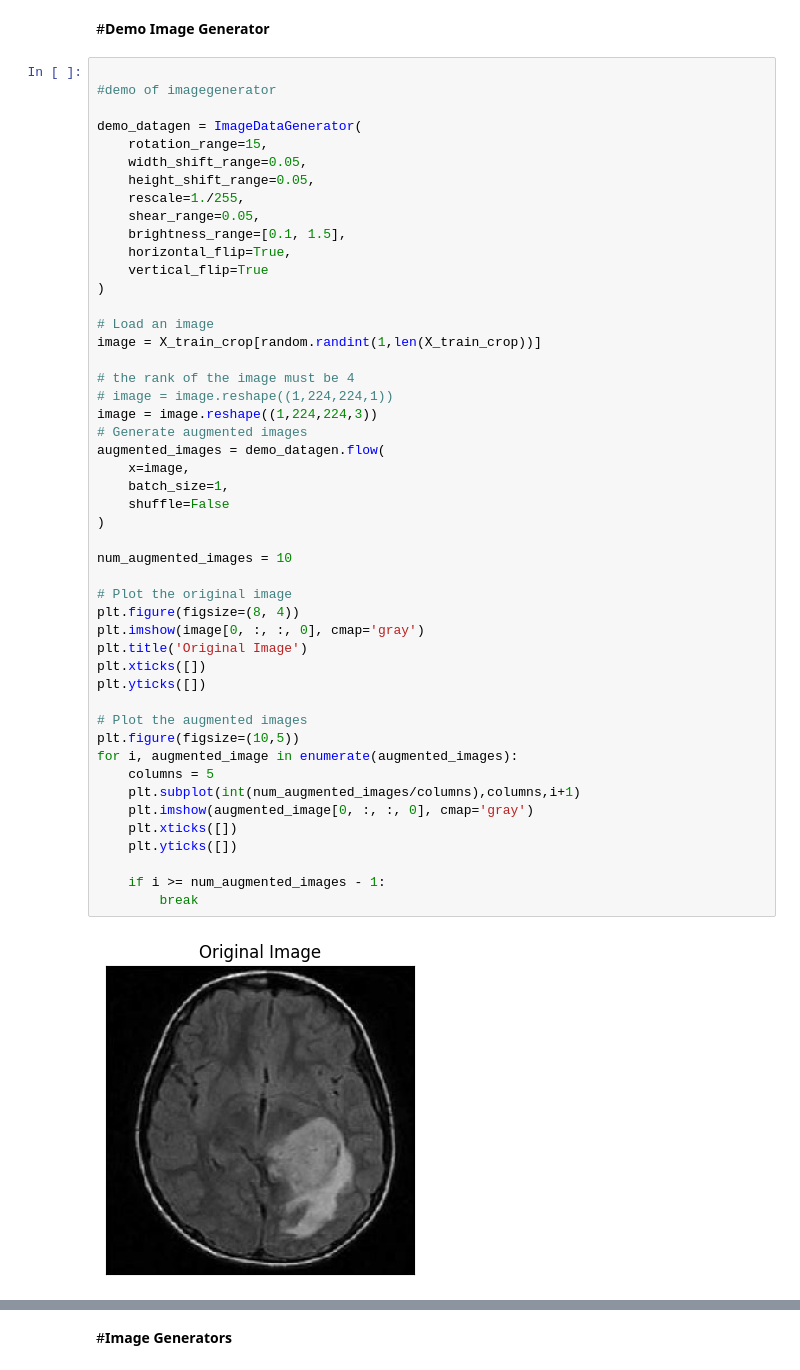
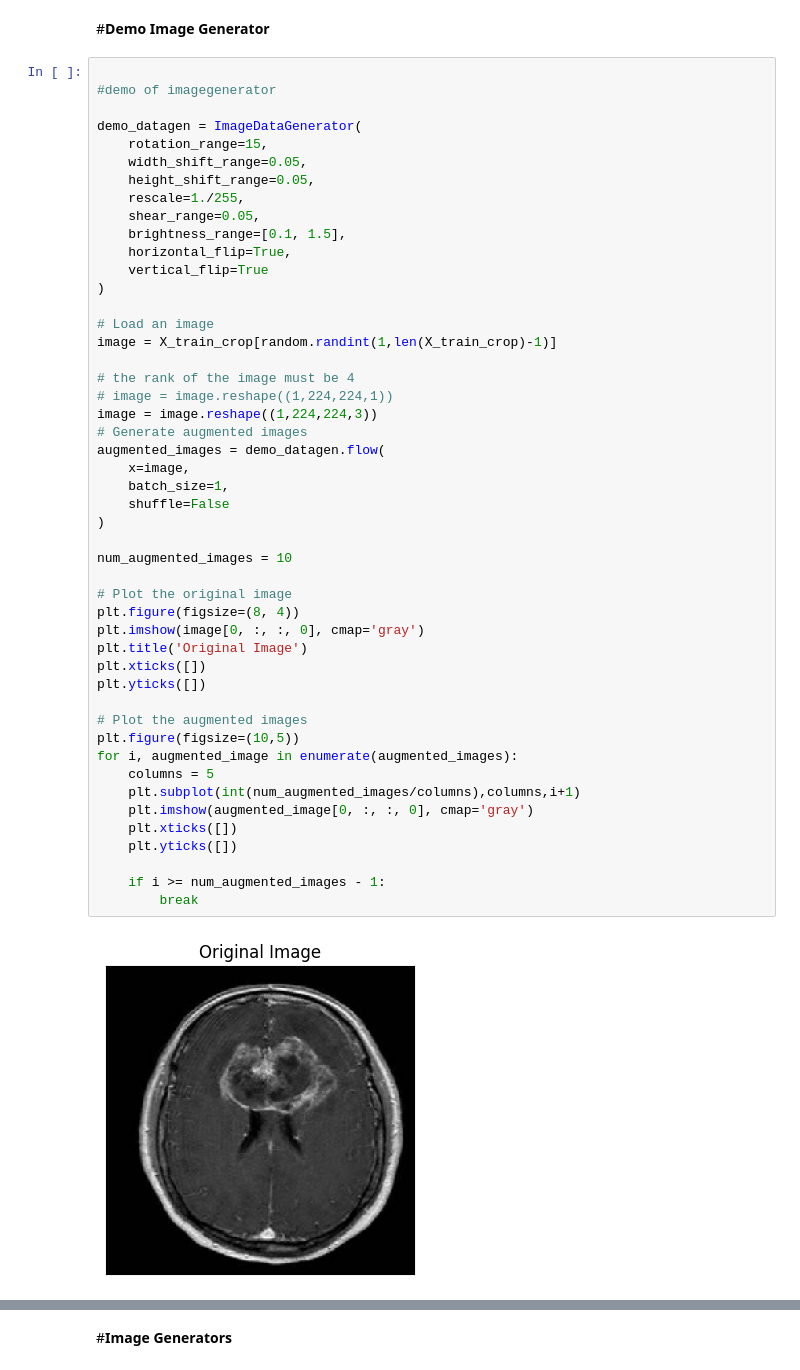
Before and after one commit to gqkd/MRI_Brain_Tumor_Detection, a Jupyter notebook: Brain_Tumor_Detection.ipynb, the cells around one changed output, grey strips where cells are left out. Saved outputs shown, nothing was run; the diff lists cells and outputs as text.

```diff
--- a/Brain_Tumor_Detection.ipynb
+++ b/Brain_Tumor_Detection.ipynb
@@ -793,37 +878,37 @@ demo_datagen = ImageDataGenerator(
 )
 
 # Load an image
-image = X_train_crop[random.randint(1,len(X_train_crop))]
+image = X_train_crop[random.randint(1,len(X_train_crop)-1)]
 
 # the rank of the image must be 4
 # image = image.reshape((1,224,224,1))
 image = image.reshape((1,224,224,3))
 # Generate augmented images
 augmented_images = demo_datagen.flow(
     x=image,
     batch_size=1,
     shuffle=False
 )
 
 num_augmented_images = 10
 
 # Plot the original image
 plt.figure(figsize=(8, 4))
 plt.imshow(image[0, :, :, 0], cmap='gray')
 plt.title('Original Image')
 plt.xticks([])
 plt.yticks([])
 
 # Plot the augmented images
 plt.figure(figsize=(10,5))
 for i, augmented_image in enumerate(augmented_images):
     columns = 5
     plt.subplot(int(num_augmented_images/columns),columns,i+1)
     plt.imshow(augmented_image[0, :, :, 0], cmap='gray')
     plt.xticks([])
     plt.yticks([])
 
     if i >= num_augmented_images - 1:
         break
 # %% [output]
-[figure, old version]
+[figure, new version]
```
Also changed, not shown: parts of 35 cells of this notebook.
